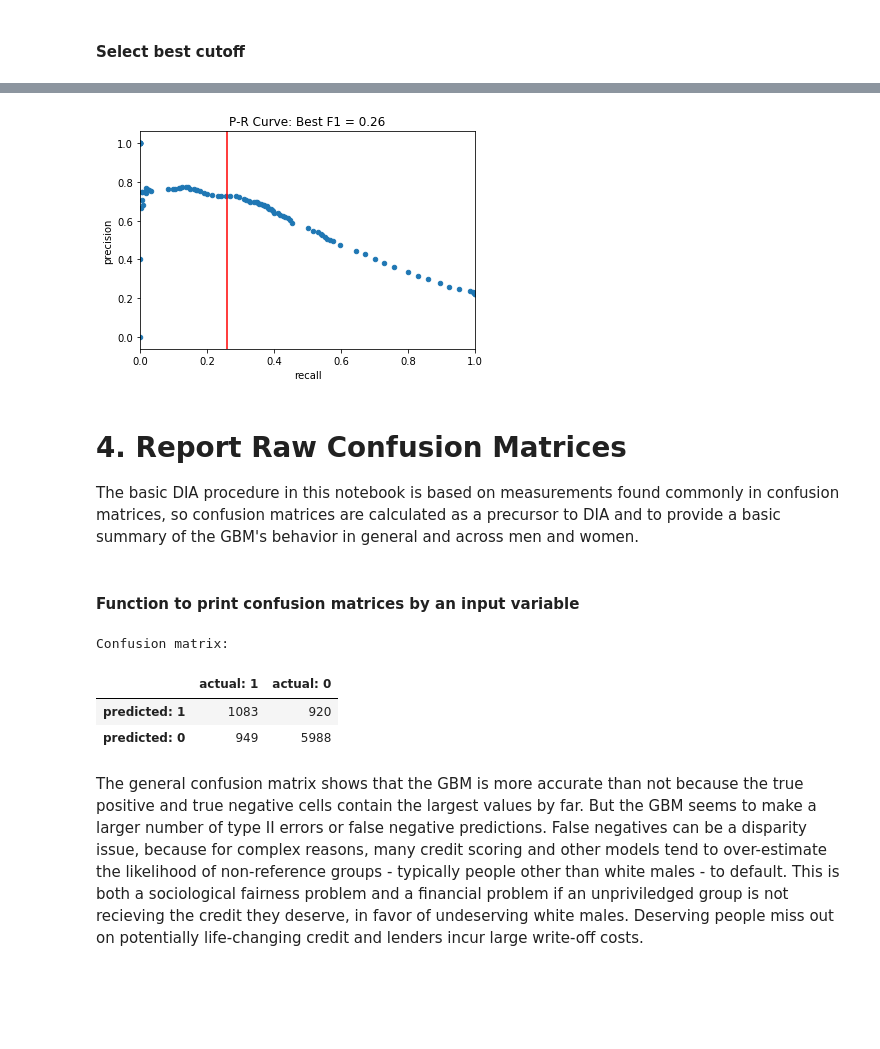
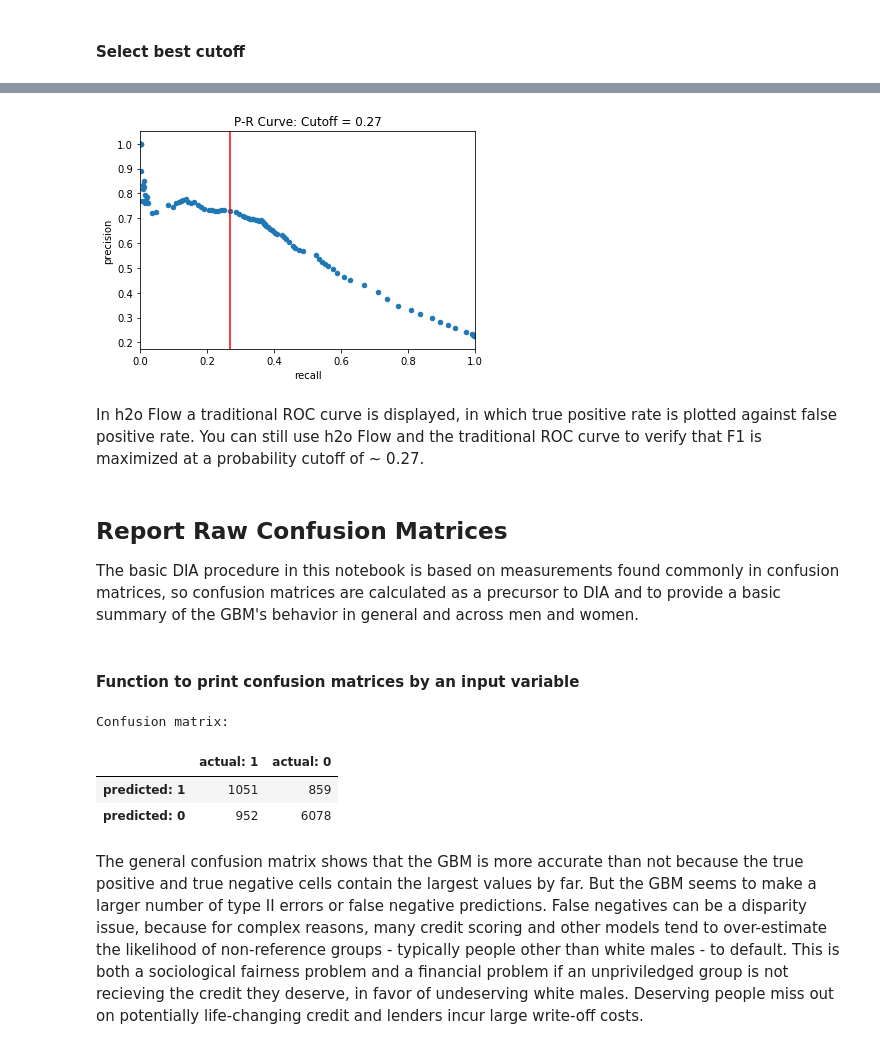
Before and after one commit to h2oai/xai_guidelines, a Jupyter notebook: dia.ipynb, the cells around one changed output, grey strips where cells are left out. Drawn from its saved outputs; the diff is of its cells as text; code cells hidden in the pictures; blank space fills up the shorter version.

```diff
--- a/dia.ipynb
+++ b/dia.ipynb
@@ -137,5 +121,6 @@ y = 'DEFAULT_NEXT_MONTH'
 # %%
-# assign inputs for GBM
-
-# NOTE: Credit limit, LIMIT_BAL, will not be used as a model input because it could cause target leakage.
-X = [name for name in data.columns if name not in [y, 'ID', 'AGE', 'EDUCATION', 'SEX', 'MARRIAGE', 'LIMIT_BAL']]
+# assign target and inputs for GBM
+y = 'DEFAULT_NEXT_MONTH'
+X = [name for name in data.columns if name not in [y, 'ID', 'AGE', 'EDUCATION', 'MARRIAGE', 'SEX']]
+print('y =', y)
+print('X =', X)
@@ -280,6 +297,7 @@ yhat = 'p_DEFAULT_NEXT_MONTH'
 preds1 = test['ID'].cbind(model.predict(test).drop(['predict', 'p0']))
 preds1.columns = ['ID', yhat]
 test_yhat = test.cbind(preds1[yhat]).as_data_frame()
+test_yhat.reset_index(drop=True, inplace=True) # necessary for later searches/joins
 # %% [output]
 gbm prediction progress: |████████████████████████████████████████████████| 100%
 # %% [markdown]
@@ -294,5 +313,5 @@ Note: h2o supports pr_auc directly: http://docs.h2o.ai/h2o/latest-stable/h2o-py/
 # %%
-def get_prroc(frame, y, yhat, pos=1, neg=0, res=0.01):
+def get_prauc(frame, y, yhat, pos=1, neg=0, res=0.01):
 
     """ Calculates precision, recall, and f1 for a pandas dataframe of y and yhat values.
 
@@ -313,7 +332,7 @@ def get_prroc(frame, y, yhat, pos=1, neg=0, res=0.01):
     eps = 1e-20 # for safe numerical operations
 
     # init p-r roc frame
-    prroc_frame = pd.DataFrame(columns=['cutoff', 'recall', 'precision', 'f1'])
+    prauc_frame = pd.DataFrame(columns=['cutoff', 'recall', 'precision', 'f1'])
 
     # loop through cutoffs to create p-r roc frame
     for cutoff in np.arange(0, 1 + res, res):
@@ -333,7 +352,7 @@ def get_prroc(frame, y, yhat, pos=1, neg=0, res=0.01):
         f1 = 2/((1/(recall + eps)) + (1/(precision + eps)))
 
         # add new values to frame
-        prroc_frame = prroc_frame.append({'cutoff': cutoff,
+        prauc_frame = prauc_frame.append({'cutoff': cutoff,
                                           'recall': recall,
                                           'precision': precision,
                                           'f1': f1},
@@ -342,12 +361,16 @@ def get_prroc(frame, y, yhat, pos=1, neg=0, res=0.01):
     # housekeeping
     del frame_
 
-    return prroc_frame
+    return prauc_frame
 
-prroc_frame = get_prroc(test_yhat, 'DEFAULT_NEXT_MONTH', 'p_DEFAULT_NEXT_MONTH')
+prauc_frame = get_prauc(test_yhat, 'DEFAULT_NEXT_MONTH', 'p_DEFAULT_NEXT_MONTH')
 # %% [markdown]
 #### Select best cutoff
 # %%
-best_cut = prroc_frame.loc[prroc_frame['f1'].idxmax(), 'cutoff'] # Find cutoff w/ max F1
+best_cut = prauc_frame.loc[prauc_frame['f1'].idxmax(), 'cutoff'] # Find cutoff w/ max F1
+### !!! UNCOMMENT LINES BELOW TO REMEDIATE MINOR FAIRNESS ISSUES !!! ###
+# best_cut = 0.3  # min threshold with overall fairness
+# best_cut = 0.46 # max accuracy
+# best_cut = 0.35 # max MCC
 print('%.2f' % best_cut)
 # %% [output]
@@ -357,12 +382,15 @@ print('%.2f' % best_cut)
 # %%
-# Plot P-R ROC w/ best cutoff
-title_ = 'P-R Curve: Best F1 = ' + str(best_cut)
-ax = prroc_frame.plot(x='recall', y='precision', kind='scatter', title=title_, xlim=[0,1])
+# Plot P-R AUC w/ best cutoff
+title_ = 'P-R Curve: Cutoff = ' + str(best_cut)
+ax = prauc_frame.plot(x='recall', y='precision', kind='scatter', title=title_, xlim=[0,1])
 _ = ax.axvline(best_cut, color='r')
 # %% [output]
-[figure, old version]
+[figure, new version]
+# %% [markdown]
+In h2o Flow a traditional ROC curve is displayed, in which true positive rate is plotted against false positive rate. You can still use h2o Flow and the traditional ROC curve to verify that F1 is maximized at a probability cutoff of ~ 0.27.
 # %% [markdown]
-# 4. Report Raw Confusion Matrices
+## Report Raw Confusion Matrices
+
 The basic DIA procedure in this notebook is based on measurements found commonly in confusion matrices, so confusion matrices are calculated as a precursor to DIA and to provide a basic summary of the GBM's behavior in general and across men and women.
 # %% [markdown]
 #### Function to print confusion matrices by an input variable
@@ -407,13 +435,14 @@ def get_confusion_matrix(frame, y, yhat, by=None, level=None, cutoff=0.5):
     # calculate size of each confusion matrix value
     for i, lev_i in enumerate(level_list):
         for j, lev_j in enumerate(level_list):
-            cm_frame.iat[i, j] = frame_[(frame_[y] == lev_i) & (frame_[dname] == lev_j)].shape[0]
+            cm_frame.iat[j, i] = frame_[(frame_[y] == lev_i) & (frame_[dname] == lev_j)].shape[0]
+            # i, j vs. j, i nasty little bug ... updated 8/30/19
 
     # output results
     if by is None:
         print('Confusion matrix:')
     else:
-        print('Confusion matrix by ' + by + '=' + str(level))
+        print('Confusion matrix by ' + by + '=' + level)
 
     return cm_frame
 
@@ -422,6 +451,6 @@ get_confusion_matrix(test_yhat, 'DEFAULT_NEXT_MONTH', 'p_DEFAULT_NEXT_MONTH', cu
 # %% [output]
 Confusion matrix:
 |  | actual: 1 | actual: 0 |
-| predicted: 1 | 1083 | 920 |
-| predicted: 0 | 949 | 5988 |
+| predicted: 1 | 1051 | 859 |
+| predicted: 0 | 952 | 6078 |
 # %% [markdown]
```
Also changed, not shown: parts of 90 cells of this notebook, 11 other files.
